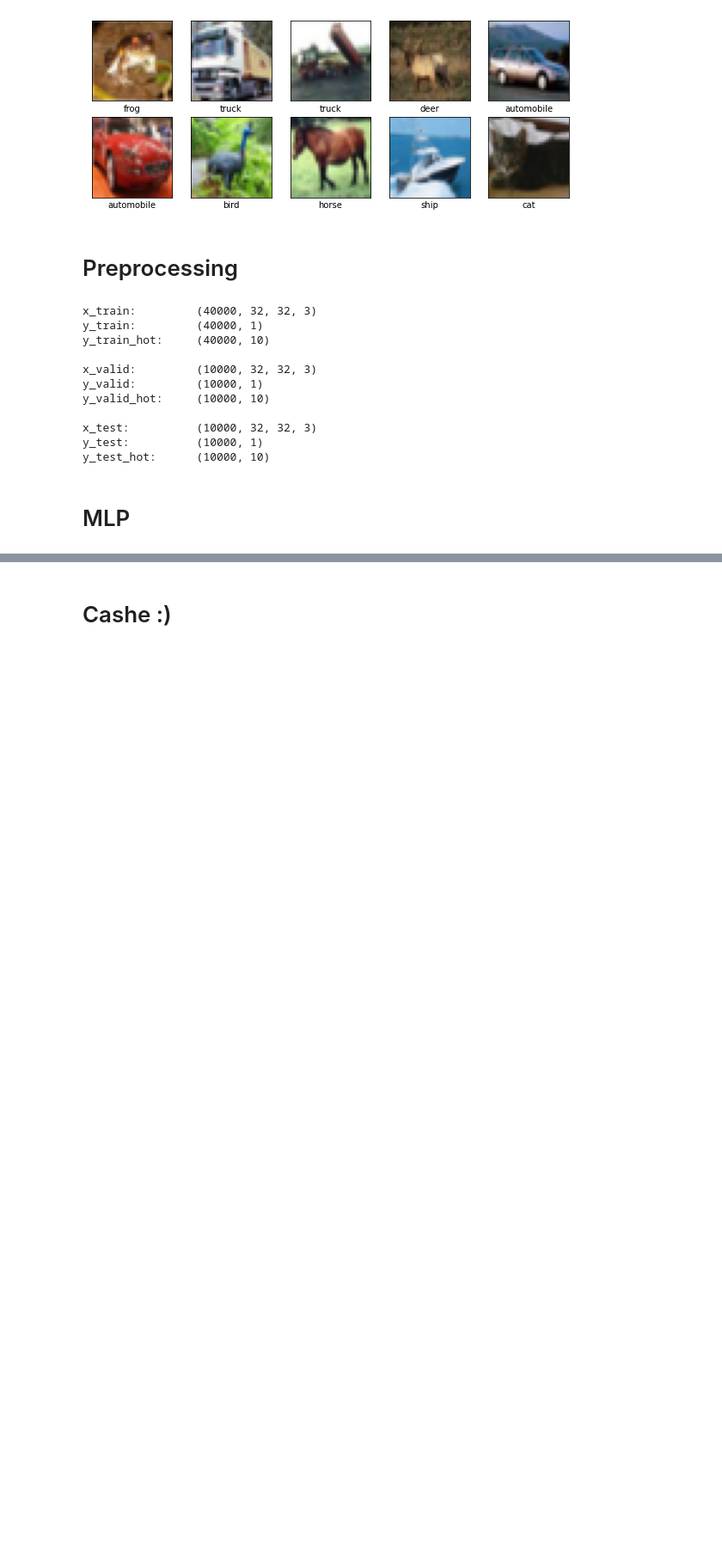
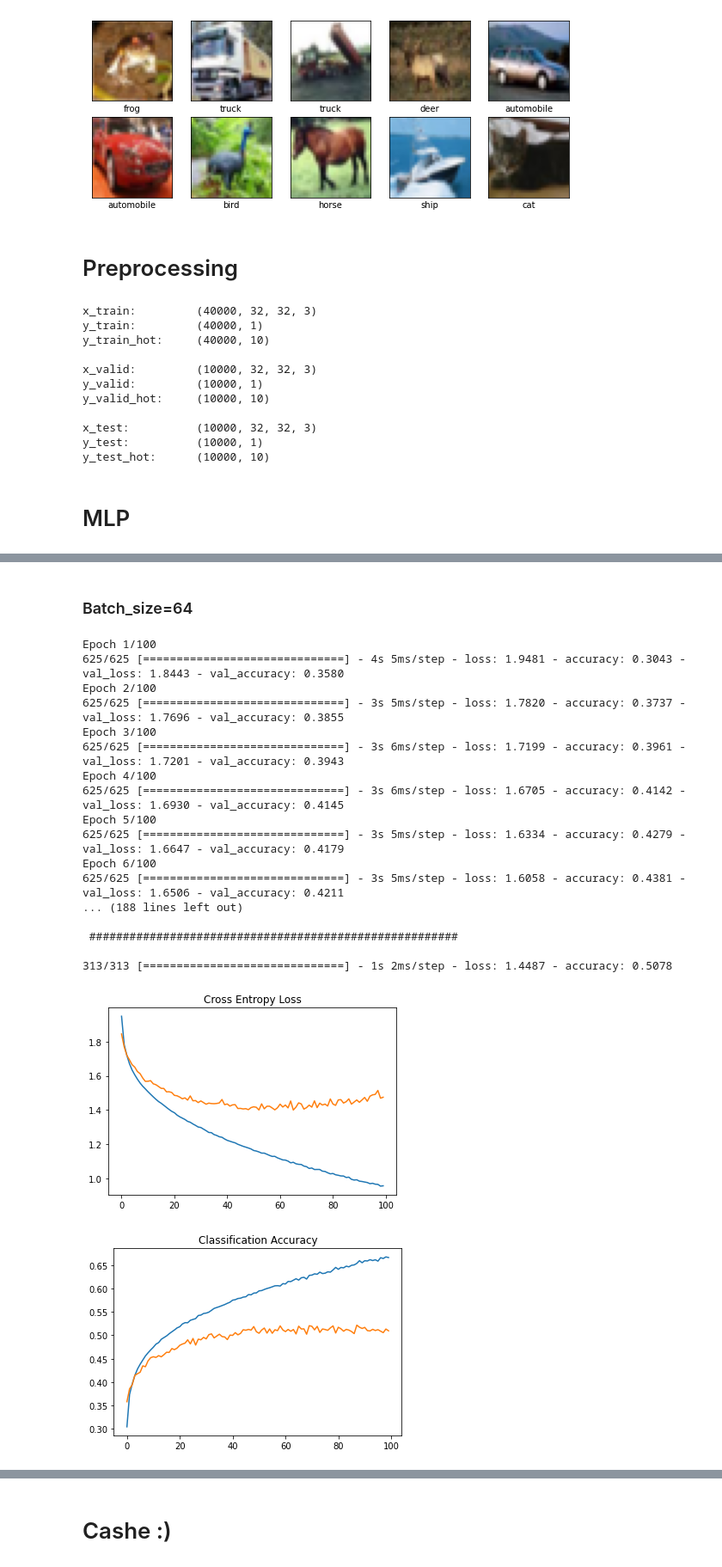
Before and after one commit to milad-s5/DL_HW2, a Jupyter notebook: DL_HW2.ipynb, the cells around one changed output, grey strips where cells are left out. Shown at 86% size. Saved outputs shown, nothing was run; the diff lists cells and outputs as text; code cells hidden in the pictures; blank space fills up the shorter version.

```diff
--- a/DL_HW2.ipynb
+++ b/DL_HW2.ipynb
@@ -152,0 +262,41 @@ Epoch 100/100
+# %% [markdown]
+### Batch_size=64
+# %%
+model = Sequential()    # actually tf.keras.models.Sequential
+
+model.add(Flatten(input_shape = x_train.shape[1:]))
+model.add(Dense(128, activation = 'relu'))
+model.add(Dense(10, activation = 'softmax'))
+
+# ===================================================================
+opt = SGD(learning_rate=0.001, momentum=0.9)
+model.compile(optimizer = opt, loss = 'categorical_crossentropy', metrics = 'accuracy')
+
+# ===================================================================
+
+history = model.fit(x_train, y_train_hot, epochs = 100, batch_size=64, validation_data = (x_valid, y_valid_hot))
+
+print('\n ####################################################### \n')
+_, acc = model.evaluate(x_test, y_test_hot, verbose=1)
+
+plot_curves(history)
+# %% [output]
+Epoch 1/100
+625/625 [==============================] - 4s 5ms/step - loss: 1.9481 - accuracy: 0.3043 - val_loss: 1.8443 - val_accuracy: 0.3580
+Epoch 2/100
+625/625 [==============================] - 3s 5ms/step - loss: 1.7820 - accuracy: 0.3737 - val_loss: 1.7696 - val_accuracy: 0.3855
+Epoch 3/100
+625/625 [==============================] - 3s 6ms/step - loss: 1.7199 - accuracy: 0.3961 - val_loss: 1.7201 - val_accuracy: 0.3943
+Epoch 4/100
+625/625 [==============================] - 3s 6ms/step - loss: 1.6705 - accuracy: 0.4142 - val_loss: 1.6930 - val_accuracy: 0.4145
+Epoch 5/100
+625/625 [==============================] - 3s 5ms/step - loss: 1.6334 - accuracy: 0.4279 - val_loss: 1.6647 - val_accuracy: 0.4179
+Epoch 6/100
+625/625 [==============================] - 3s 5ms/step - loss: 1.6058 - accuracy: 0.4381 - val_loss: 1.6506 - val_accuracy: 0.4211
+... (188 lines left out)
+
+ #######################################################
+
+313/313 [==============================] - 1s 2ms/step - loss: 1.4487 - accuracy: 0.5078
+[figure, added]
+[figure, added]
```
Also changed, not shown: parts of 71 cells of this notebook.
